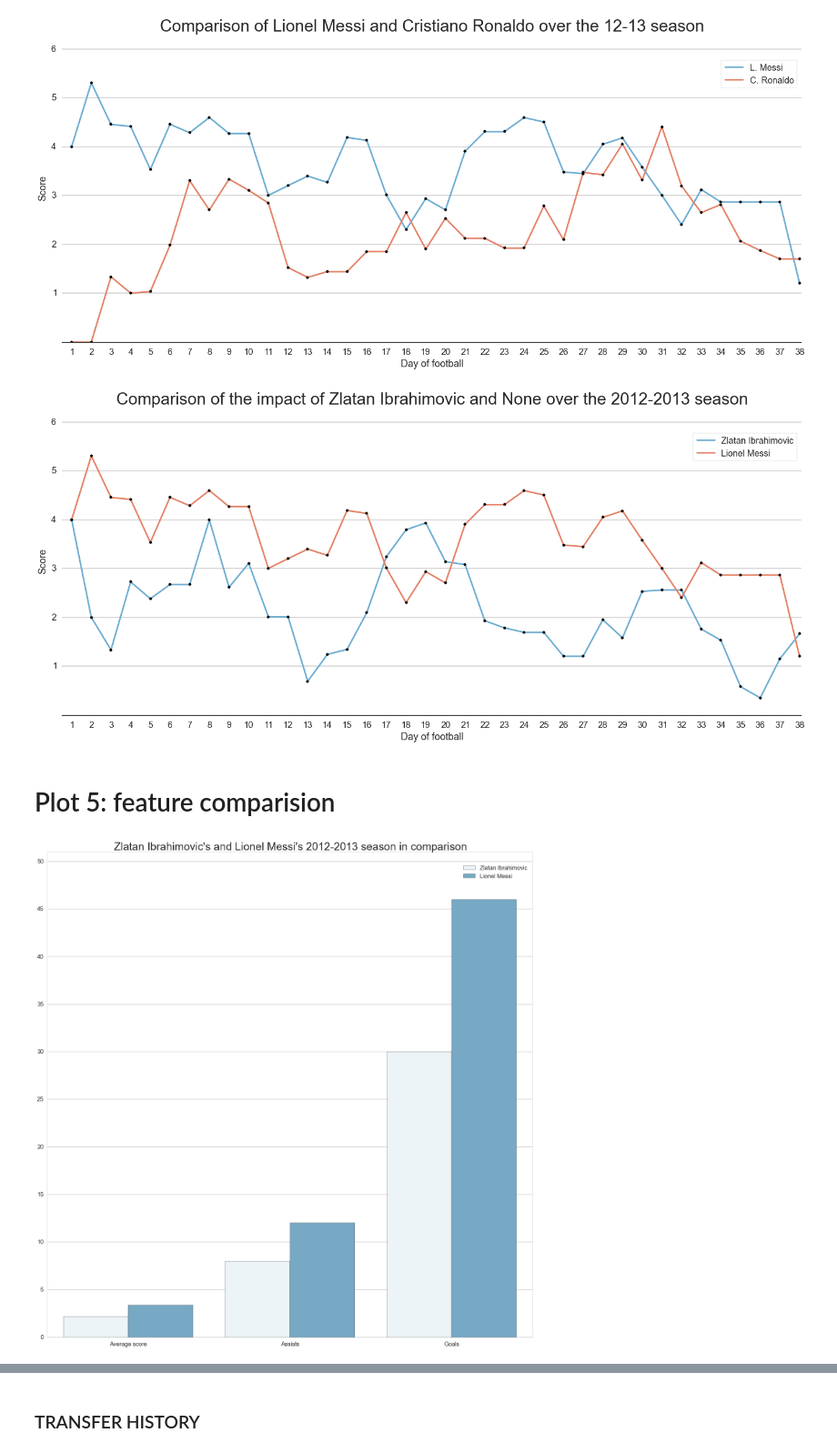
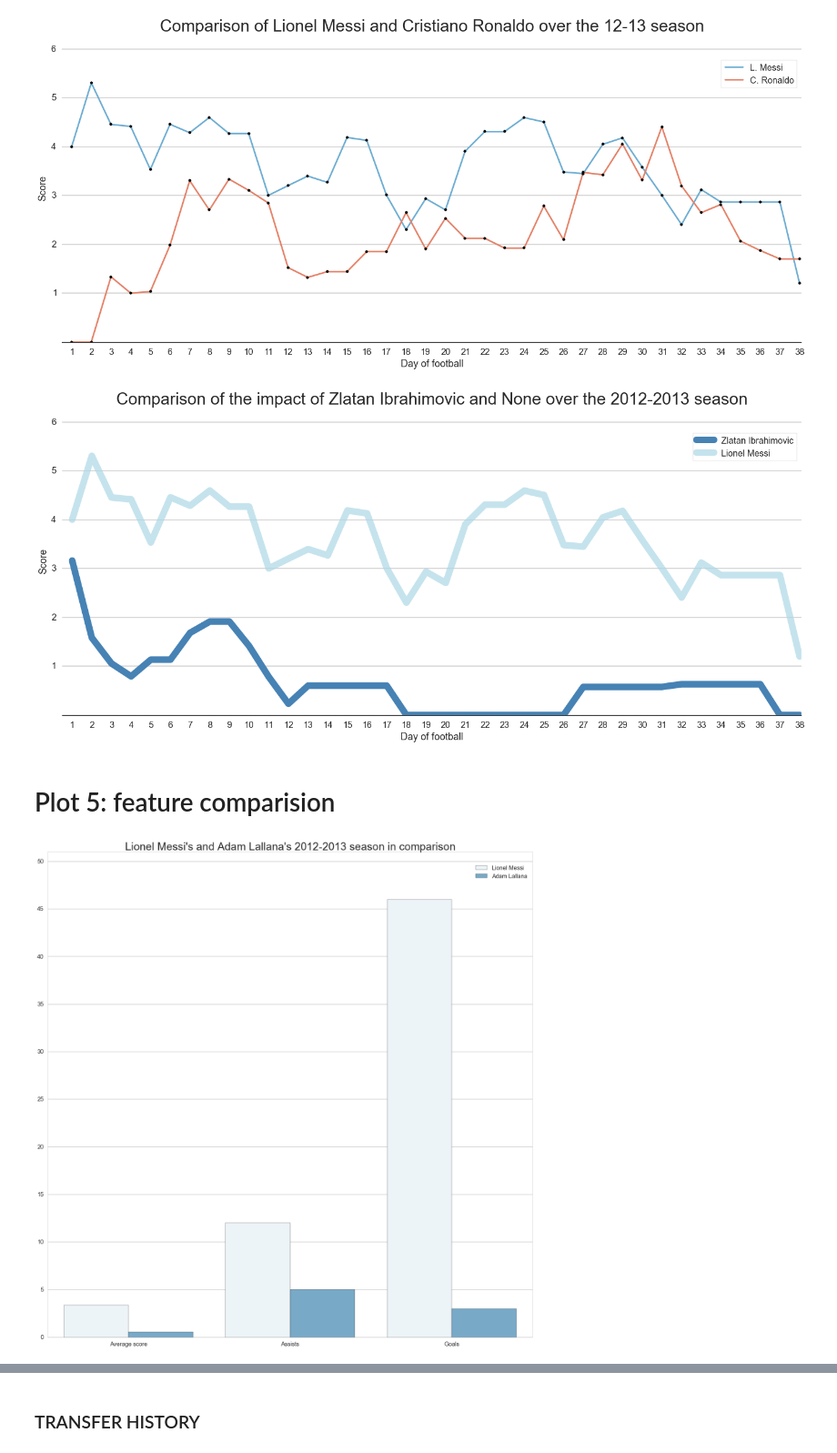
Before and after one commit to cs109-FIFA/cs109-FIFA, a Jupyter notebook: Plots/Plotting.ipynb, the cells around one changed output, grey strips where cells are left out. Shown at 91% size. Saved outputs shown, nothing was run; the diff lists cells and outputs as text; code cells hidden in the pictures.

```diff
--- a/Plots/Plotting.ipynb
+++ b/Plots/Plotting.ipynb
@@ -566,15 +566,15 @@ def evo_plot(features,year,player1,player1_nospecial = None, player2 = None,play
         ax.set_ylabel('Score')
         plt.legend(bbox_to_anchor=(0, 0, 1, .93),frameon = True)
 # %%
-evo_plot(features12,2012,'Zlatan Ibrahimović','Zlatan Ibrahimovic','Lionel Messi',None,False)
+evo_plot(features12,2012,'Adam Lallana','Zlatan Ibrahimovic','Lionel Messi',None,False)
 # %% [output]
-[figure, old version]
+[figure, new version]
 # %% [markdown]
 # Plot 5: feature comparision
 # %%
 def feature_plot(features_frame,year,features_wanted,players,players_nospecial = None):
     trans_dic = {'avg_value':'Average score','avg_value_smoothed': 'Smoothed average score', 'nassists': 'Assists', 'naway_goals': 'Away goals','nearly_assists': 'Early assists','nearly_goals': 'Early goals','nequalizer_assists': 'Assists on equalizer','nequalizer_goals': 'Equalizer goals','ngoals': 'Goals','nhome_assists': 'Home assists', 'nhome_goals': 'Home goals','nlate_assists': 'Late assists','nlate_goals': 'Late goals','nmid_assists': 'Assits in heart of game','nsub_assists': 'Assists when subbed in', 'nsub_goals': 'Goals when subbed in','ntiebreaker_assists': 'Tiebreaker assists','ntiebreaker_goals': 'Tiebreaker goals','season_value':'Overall score'}
-    df = features_frame.loc[features_wanted,[p.decode('raw_unicode_escape') for p in players]]
+    df = features_frame.loc[features_wanted,[p for p in players]]
     feat = [j for i in df.values for j in i]
     if players_nospecial is None:
         players_names = players * len(features_wanted)
@@ -588,7 +588,7 @@ def feature_plot(features_frame,year,features_wanted,players,players_nospecial =
     sns.set_style("whitegrid")
     sns.set_context({"figure.figsize": (24, 24)})
 
-    ax = sns.barplot(x="Features", y="feature", hue=" ", data=pd.DataFrame(df_touse), color=sns.color_palette("RdBu_r", 7)[1])
+    ax = sns.barplot(x="Features", y="feature", hue=" ", data=pd.DataFrame(df_touse), color=sns.color_palette("Blues",3)[1])
     if len(players) == 1:
         if players_nospecial is None:
             plt.title("%s's %s-%s season" % (players[0],year,year+1),size=30)
@@ -604,6 +604,6 @@ def feature_plot(features_frame,year,features_wanted,players,players_nospecial =
     plt.xlabel(' ')
     plt.ylim(0,max(feat)+5)
 # %%
-feature_plot(features12,2012,['avg_value','nassists','ngoals'],['Zlatan Ibrahimović','Lionel Messi'],['Zlatan Ibrahimovic','Lionel Messi'])
+feature_plot(features12,2012,['avg_value','nassists','ngoals'],['Lionel Messi','Adam Lallana'],['Lionel Messi','Adam Lallana'])
 # %% [output]
-[figure, old version]
+[figure, new version]
```
Also changed, not shown: parts of 11 cells of this notebook, 2 other files.
